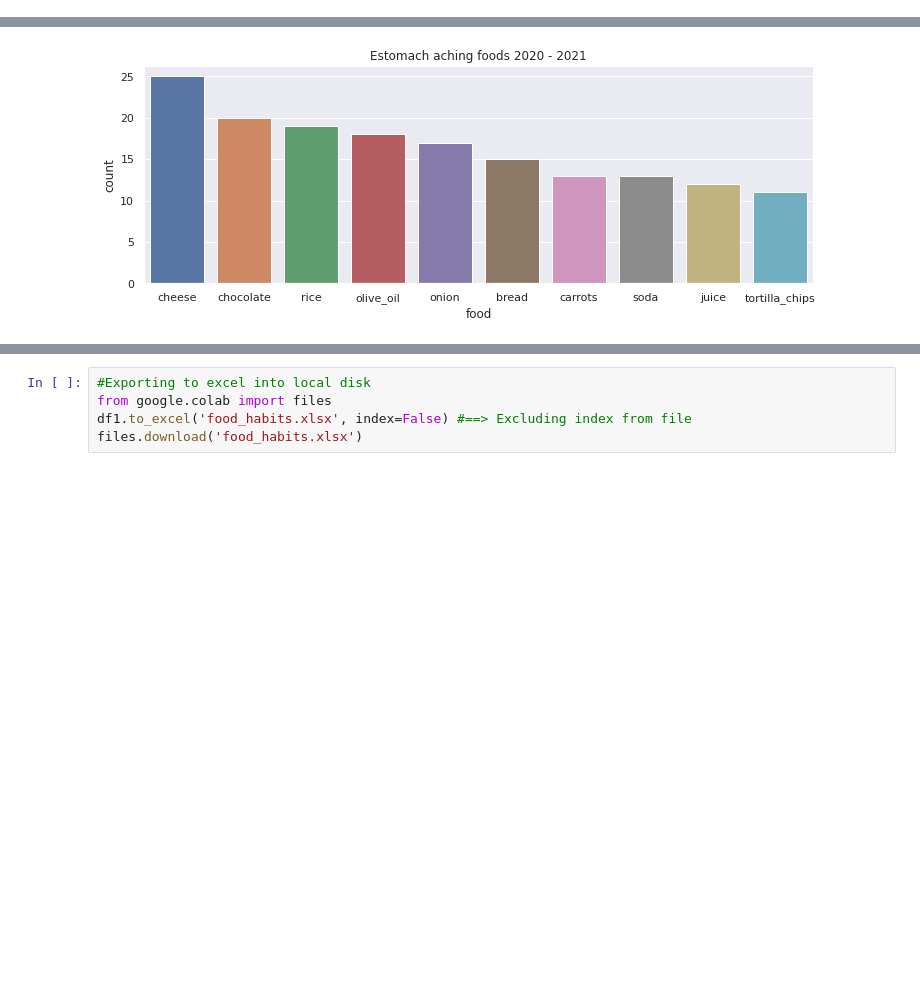
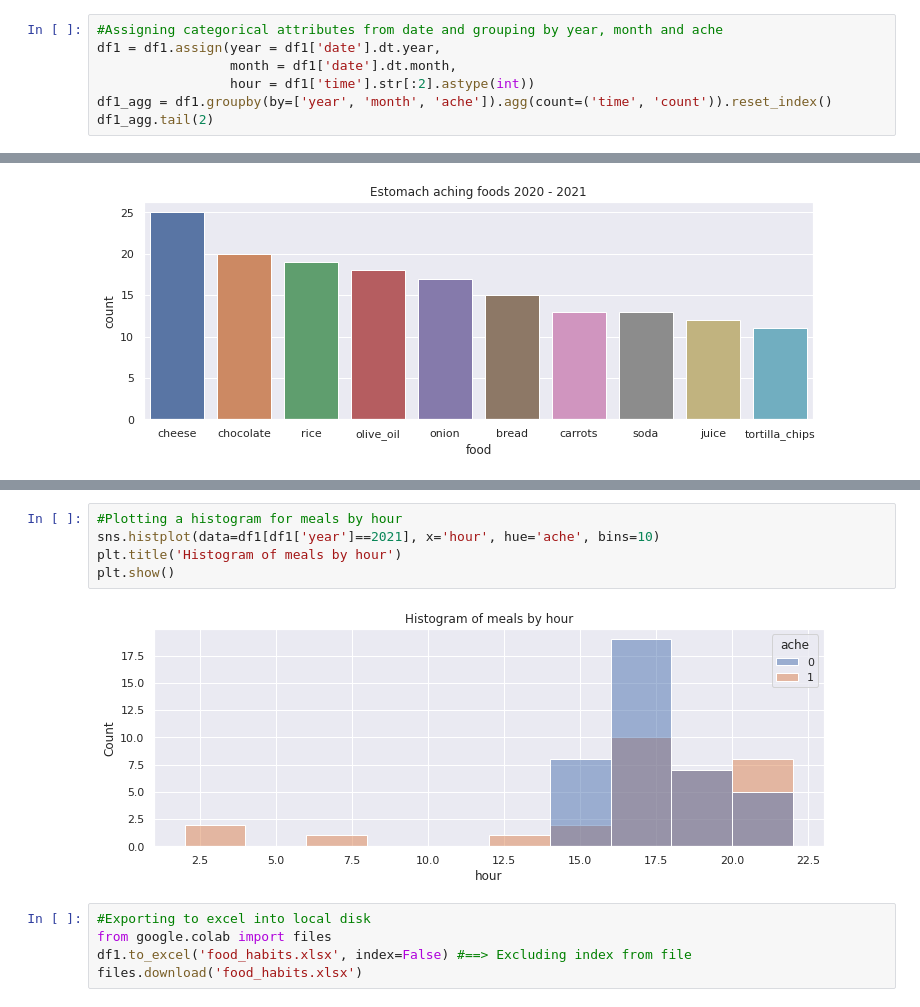
Before and after one commit to gabrielborja/python_data_analysis, a Jupyter notebook: food_habits_analytics.ipynb, the cells around one changed output, grey strips where cells are left out. Cells and saved outputs as stored; diff of their text form; blank space fills up the shorter version.

```diff
--- a/food_habits_analytics.ipynb
+++ b/food_habits_analytics.ipynb
@@ -141,0 +88,7 @@ ache_meal_1.head()
+# %%
+#Assigning categorical attributes from date and grouping by year, month and ache
+df1 = df1.assign(year = df1['date'].dt.year,
+                 month = df1['date'].dt.month,
+                 hour = df1['time'].str[:2].astype(int))
+df1_agg = df1.groupby(by=['year', 'month', 'ache']).agg(count=('time', 'count')).reset_index()
+df1_agg.tail(2)
@@ -158,3 +122,10 @@ plt.show()
+# %%
+#Plotting a histogram for meals by hour
+sns.histplot(data=df1[df1['year']==2021], x='hour', hue='ache', bins=10)
+plt.title('Histogram of meals by hour')
+plt.show()
+# %% [output]
+[figure, added]
 # %%
 #Exporting to excel into local disk
 from google.colab import files
```
Also changed, not shown: parts of 13 cells of this notebook.
